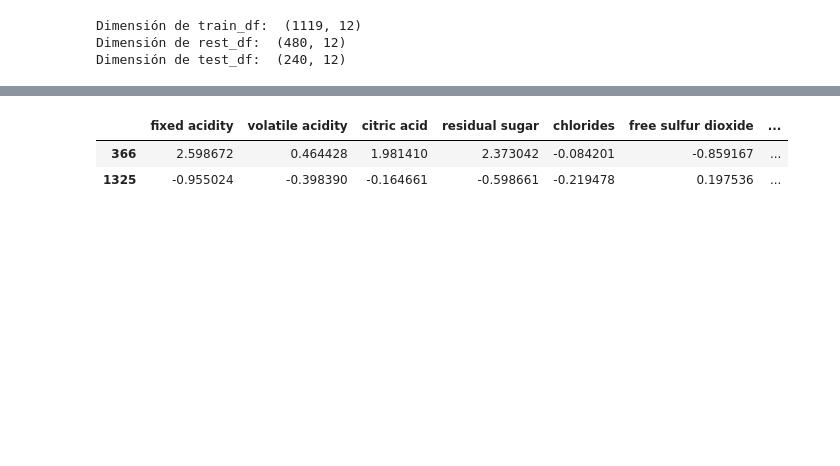
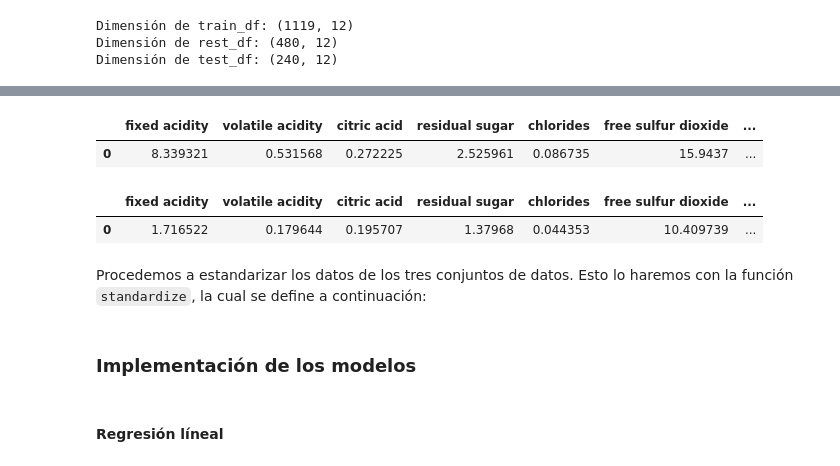
Before and after one commit to 26-jorge-01/ML-T1, a Jupyter notebook: taller1.ipynb, the cells around one changed output, grey strips where cells are left out. Drawn from its saved outputs; the diff is of its cells as text; code cells hidden in the pictures; blank space fills up the shorter version.

````diff
--- a/taller1.ipynb
+++ b/taller1.ipynb
@@ -52,12 +126,16 @@ Dimensión de test_df:  (240, 12)
 # %%
-X_train = train_df[['fixed acidity', 'volatile acidity', 'citric acid', 'residual sugar', 'chlorides', 'free sulfur dioxide', 'total sulfur dioxide', 'density',
-             'pH', 'sulphates', 'alcohol']]
-Y_train = train_df[['quality']].values
+features = ['fixed acidity', 'volatile acidity', 'citric acid', 'residual sugar', 'chlorides', 'free sulfur dioxide',
+             'total sulfur dioxide', 'density', 'pH', 'sulphates', 'alcohol']
+target = ['quality']
 
-X_val = val_df[['fixed acidity', 'volatile acidity', 'citric acid', 'residual sugar', 'chlorides', 'free sulfur dioxide', 'total sulfur dioxide', 'density',
-             'pH', 'sulphates', 'alcohol']]
-Y_val = val_df[['quality']].values
+# Entrenamiento
+X_train = train_df[features]
+Y_train = train_df[target].values
 
-X_test = test_df[['fixed acidity', 'volatile acidity', 'citric acid', 'residual sugar', 'chlorides', 'free sulfur dioxide', 'total sulfur dioxide', 'density',
-             'pH', 'sulphates', 'alcohol']]
-Y_test = test_df[['quality']].values
+# Validación
+X_val = val_df[features]
+Y_val = val_df[target].values
+
+# Test
+X_test = test_df[features]
+Y_test = test_df[target].values
@@ -67 +148,17 @@ df_std = pd.DataFrame(X_train.std()).transpose()
+# %%
+# Dataframe que contiene los promedios de las features
+df_media = pd.DataFrame(X_train.mean()).transpose()
+df_media.head()
+# %% [output]
+|  | fixed acidity | volatile acidity | citric acid | residual sugar | chlorides | free sulfur dioxide | ... |
+| 0 | 8.339321 | 0.531568 | 0.272225 | 2.525961 | 0.086735 | 15.9437 | ... |
+# %%
+# Dataframe que contiene las desviaciones estandar de las features
+df_std = pd.DataFrame(X_train.std()).transpose()
+df_std.head()
+# %% [output]
+|  | fixed acidity | volatile acidity | citric acid | residual sugar | chlorides | free sulfur dioxide | ... |
+| 0 | 1.716522 | 0.179644 | 0.195707 | 1.37968 | 0.044353 | 10.409739 | ... |
+# %% [markdown]
+Procedemos a estandarizar los datos de los tres conjuntos de datos. Esto lo haremos con la función ```standardize```, la cual se define a continuación:
 # %%
@@ -78,16 +177,4 @@ X_test = normalizar(X_test, df_media, df_std)
-# %%
-def normalizar_zscore(df):
-    df_normalizado = df.copy()
-    for columna in df.columns:
-        if df[columna].dtype in ['int64', 'float64']:
-            media_col = df[columna].mean()
-            std_col = df[columna].std()
-            df_normalizado[columna] = (df[columna] - media_col) / std_col
-    return df_normalizado
-
-X_train = normalizar_zscore(X_train)
-X_train.head(2)
-# %% [output]
-|  | fixed acidity | volatile acidity | citric acid | residual sugar | chlorides | free sulfur dioxide | ... |
-| 366 | 2.598672 | 0.464428 | 1.981410 | 2.373042 | -0.084201 | -0.859167 | ... |
-| 1325 | -0.955024 | -0.398390 | -0.164661 | -0.598661 | -0.219478 | 0.197536 | ... |
+# %% [markdown]
+### Implementación de los modelos
+# %% [markdown]
+#### Regresión líneal
````
Also changed, not shown: parts of 24 cells of this notebook, 2 other files.
